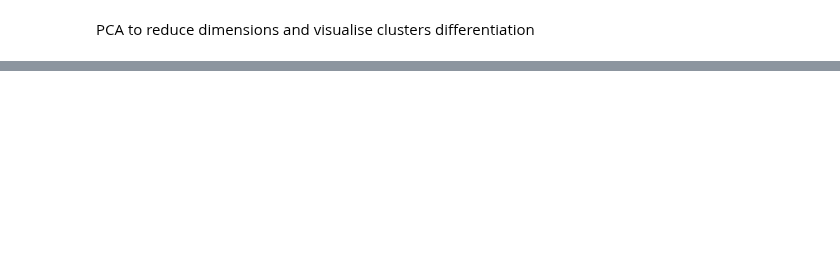
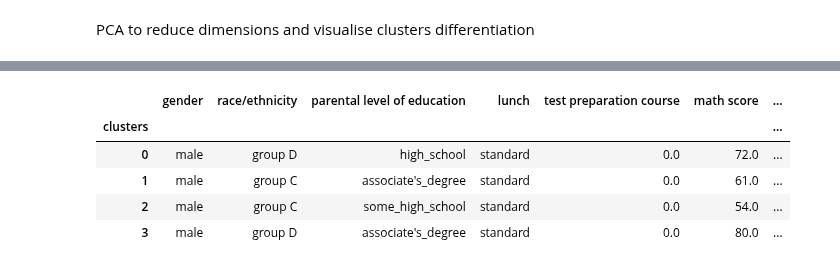
Before and after one commit to moshchev/data_analytics_ws23, a Jupyter notebook: Notebook_Student_Exam_Performance.ipynb, the cells around one changed output, grey strips where cells are left out. Cells and saved outputs as stored; diff of their text form; code cells hidden in the pictures; blank space fills up the shorter version.

```diff
--- a/Notebook_Student_Exam_Performance.ipynb
+++ b/Notebook_Student_Exam_Performance.ipynb
@@ -200,0 +274,33 @@ plt.show()
+# %%
+import pandas as pd
+
+def custom_mode(x):
+    # If the data is categorical, compute the mode
+    if x.dtype == 'object':
+        return x.mode().iloc[0]
+    # If the data is numeric, compute the median
+    else:
+        return x.median()
+
+agg_dict = {
+    'gender': custom_mode,
+    'race/ethnicity': custom_mode,
+    'parental level of education': custom_mode,
+    'lunch': custom_mode,
+    'test preparation course': custom_mode,
+    'math score': custom_mode,
+    'reading score': custom_mode,
+    'writing score': custom_mode,
+    'Test_Meta_Score': custom_mode,
+}
+
+result = data.groupby('clusters').agg(agg_dict)
+# %%
+result
+# %% [output]
+|  | gender | race/ethnicity | parental level of education | lunch | test preparation course | math score | ... |
+| clusters |  |  |  |  |  |  | ... |
+| 0 | male | group D | high_school | standard | 0.0 | 72.0 | ... |
+| 1 | male | group C | associate's_degree | standard | 0.0 | 61.0 | ... |
+| 2 | male | group C | some_high_school | standard | 0.0 | 54.0 | ... |
+| 3 | male | group D | associate's_degree | standard | 0.0 | 80.0 | ... |
```
Also changed, not shown: parts of 8 cells of this notebook.
